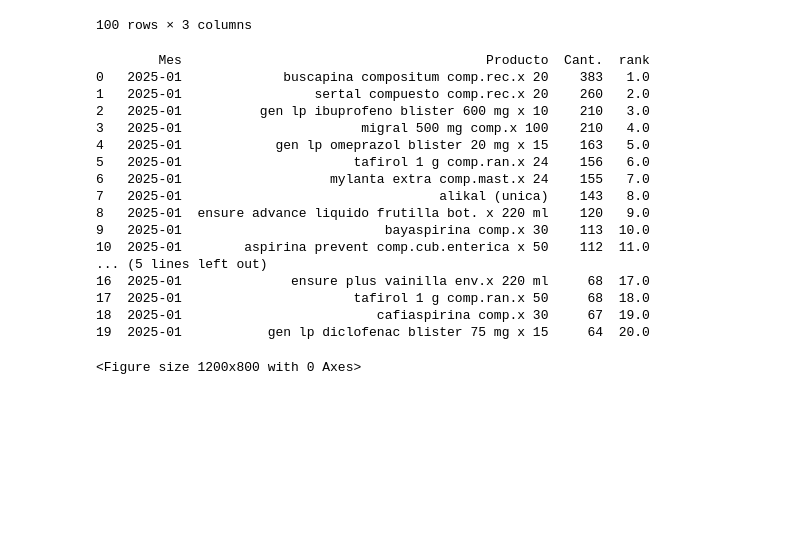
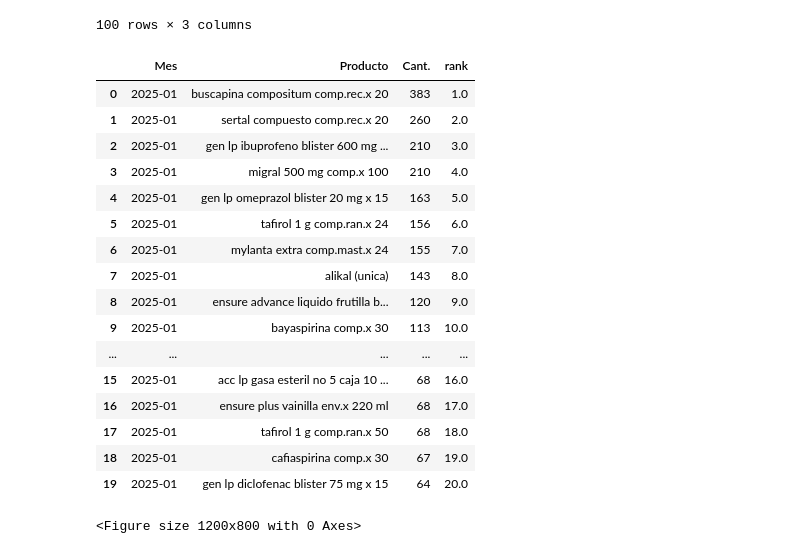
Before and after one commit to 4GeeksAcademy/sp-ml-20-final-project-g2, a Jupyter notebook: src/eda-guillermo.ipynb, the cells around one changed output. Cells and saved outputs as stored; diff of their text form; code cells hidden in the pictures; blank space fills up the shorter version.

```diff
--- a/src/eda-guillermo.ipynb
+++ b/src/eda-guillermo.ipynb
@@ -212,11 +212,7 @@ df['Fecha']
 117414    23/12/25 10.53.40
 Name: Fecha, Length: 117415, dtype: object
 # %%
-df['Fecha'] = pd.to_datetime(
-    df['Fecha'],
-    format='%d/%m/%y %H.%M.%S',
-    errors='coerce'
-)
+df['Fecha'] = pd.to_datetime(df['Fecha'],format='%d/%m/%y %H.%M.%S',errors='coerce')
 # %%
 df['Fecha'] = pd.to_datetime(df['Fecha'])
 # %%
@@ -316,47 +312,34 @@ top_enero
 | 647 | 2025-01 | citrato de magnesio comp.x 30 | 21 |
 100 rows × 3 columns
 # %%
-import pandas as pd
+df['Producto'] = df['Producto'].str.strip().str.lower()
+df['Mes'] = df['Fecha'].dt.to_period('M')
 
-# Asegurarte de que las columnas estén limpias
-df['Producto'] = df['Producto'].str.strip().str.lower()
-df['Mes'] = df['Fecha'].dt.to_period('M')  # columna Mes ya creada
+ventas = (df.groupby(['Mes', 'Producto'], as_index=False)['Cant.'].sum())
 
-# 1️⃣ Agrupar por Mes y Producto, sumar cantidad
-ventas = (
-    df.groupby(['Mes', 'Producto'], as_index=False)['Cant.'].sum()
-)
+ventas['rank'] = ventas.groupby('Mes')['Cant.'].rank(method='first',ascending=False)
 
-# 2️⃣ Calcular ranking por mes
-ventas['rank'] = ventas.groupby('Mes')['Cant.'].rank(
-    method='first',  # en caso de empate, asigna orden según aparición
-    ascending=False  # más ventas → rank 1
-)
-
-# 3️⃣ Filtrar top 100 por mes
 top_100_por_mes = ventas[ventas['rank'] <= 100].sort_values(['Mes', 'rank'])
 
-# 4️⃣ Reset index para limpiar el DataFrame
 top_100_por_mes = top_100_por_mes.reset_index(drop=True)
-
-# ✅ Mostrar ejemplo
-print(top_100_por_mes.head(20))
-# %% [output]
-        Mes                                       Producto  Cant.  rank
-0   2025-01             buscapina compositum comp.rec.x 20    383   1.0
-1   2025-01                 sertal compuesto comp.rec.x 20    260   2.0
-2   2025-01          gen lp ibuprofeno blister 600 mg x 10    210   3.0
-3   2025-01                       migral 500 mg comp.x 100    210   4.0
-4   2025-01            gen lp omeprazol blister 20 mg x 15    163   5.0
-5   2025-01                      tafirol 1 g comp.ran.x 24    156   6.0
-6   2025-01                   mylanta extra comp.mast.x 24    155   7.0
-7   2025-01                                 alikal (unica)    143   8.0
-8   2025-01  ensure advance liquido frutilla bot. x 220 ml    120   9.0
-9   2025-01                          bayaspirina comp.x 30    113  10.0
-10  2025-01        aspirina prevent comp.cub.enterica x 50    112  11.0
-... (5 lines left out)
-16  2025-01              ensure plus vainilla env.x 220 ml     68  17.0
-17  2025-01                      tafirol 1 g comp.ran.x 50     68  18.0
-18  2025-01                         cafiaspirina comp.x 30     67  19.0
-19  2025-01           gen lp diclofenac blister 75 mg x 15     64  20.0
+# %%
+top_100_por_mes.head(20)
+# %% [output]
+|  | Mes | Producto | Cant. | rank |
+| 0 | 2025-01 | buscapina compositum comp.rec.x 20 | 383 | 1.0 |
+| 1 | 2025-01 | sertal compuesto comp.rec.x 20 | 260 | 2.0 |
+| 2 | 2025-01 | gen lp ibuprofeno blister 600 mg ... | 210 | 3.0 |
+| 3 | 2025-01 | migral 500 mg comp.x 100 | 210 | 4.0 |
+| 4 | 2025-01 | gen lp omeprazol blister 20 mg x 15 | 163 | 5.0 |
+| 5 | 2025-01 | tafirol 1 g comp.ran.x 24 | 156 | 6.0 |
+| 6 | 2025-01 | mylanta extra comp.mast.x 24 | 155 | 7.0 |
+| 7 | 2025-01 | alikal (unica) | 143 | 8.0 |
+| 8 | 2025-01 | ensure advance liquido frutilla b... | 120 | 9.0 |
+| 9 | 2025-01 | bayaspirina comp.x 30 | 113 | 10.0 |
+| ... | ... | ... | ... | ... |
+| 15 | 2025-01 | acc lp gasa esteril no 5 caja 10 ... | 68 | 16.0 |
+| 16 | 2025-01 | ensure plus vainilla env.x 220 ml | 68 | 17.0 |
+| 17 | 2025-01 | tafirol 1 g comp.ran.x 50 | 68 | 18.0 |
+| 18 | 2025-01 | cafiaspirina comp.x 30 | 67 | 19.0 |
+| 19 | 2025-01 | gen lp diclofenac blister 75 mg x 15 | 64 | 20.0 |
 # %%
```
Also changed, not shown: parts of 5 cells of this notebook.
